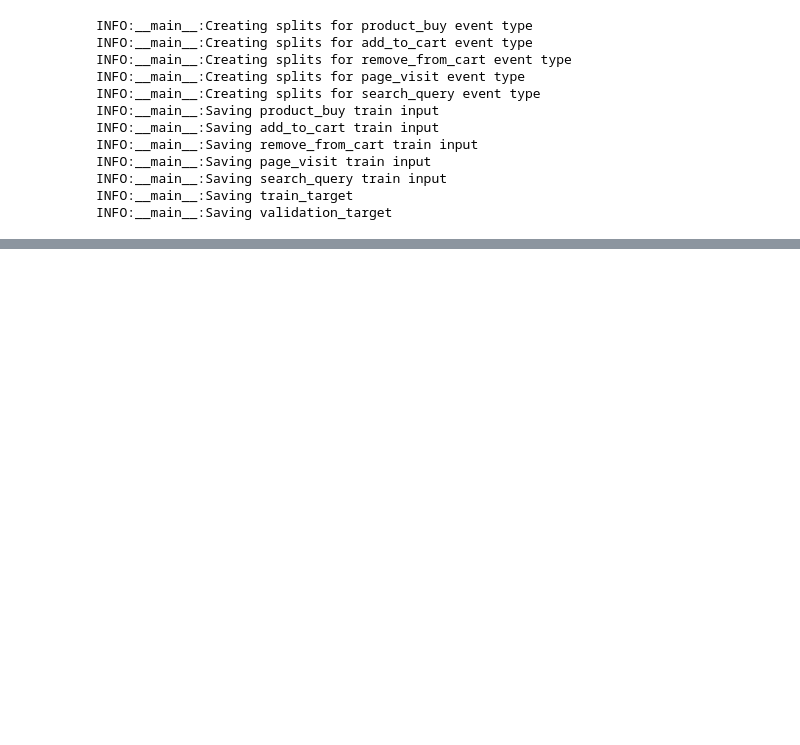
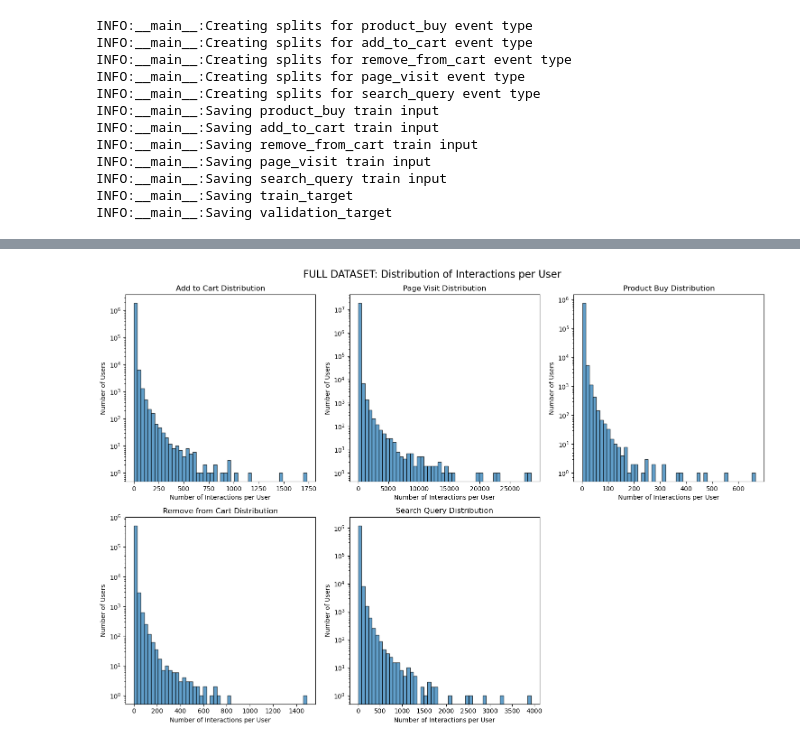
Before and after one commit to zmrocze/recsys2025_challenge, a Jupyter notebook: src/main.ipynb, the cells around one changed output, grey strips where cells are left out. Drawn from its saved outputs; the diff is of its cells as text; code cells hidden in the pictures; blank space fills up the shorter version.

Commit message:
basic statistics of dataset

```diff
--- a/src/main.ipynb
+++ b/src/main.ipynb
@@ -34,0 +111,71 @@ foo called
+# %%
+import numpy as np
+
+import matplotlib.pyplot as plt
+
+# Helper function to calculate interaction statistics
+def calculate_interaction_stats(df, interaction_name):
+  interactions_per_user = df.groupby('client_id').size()
+  stats = {
+    'name': interaction_name,
+    'total_interactions': len(df),
+    'unique_users': len(interactions_per_user),
+    'avg_interactions_per_user': interactions_per_user.mean(),
+    'min_interactions_per_user': interactions_per_user.min(),
+    'max_interactions_per_user': interactions_per_user.max(),
+    'median_interactions_per_user': interactions_per_user.median(),
+    'std_interactions_per_user': interactions_per_user.std()
+  }
+  return stats, interactions_per_user
+
+# Helper function to plot distribution
+def plot_interaction_distribution(interactions_per_user, title, subplot_pos=None):
+  if subplot_pos:
+    plt.subplot(subplot_pos)
+  plt.hist(interactions_per_user, bins=50, alpha=0.7, edgecolor='black')
+  plt.xlabel('Number of Interactions per User')
+  plt.ylabel('Number of Users')
+  plt.title(title)
+  plt.yscale('log')  # Log scale for better visualization
+
+def print_datasets_stats_nicely(title_name, datasets):
+  # Calculate statistics for all datasets
+  title_name = title_name.upper()
+  print(f"=== {title_name} STATISTICS ===")
+  all_stats = []
+  all_distributions = []
+
+  for df, name in datasets:
+    stats, distribution = calculate_interaction_stats(df, name)
+    all_stats.append(stats)
+    all_distributions.append(distribution)
+
+    print(f"\n{name}:")
+    print(f"  Total interactions: {stats['total_interactions']:,}")
+    print(f"  Unique users: {stats['unique_users']:,}")
+    print(f"  Average interactions per user: {stats['avg_interactions_per_user']:.2f}")
+    print(f"  Min interactions per user: {stats['min_interactions_per_user']}")
+    print(f"  Max interactions per user: {stats['max_interactions_per_user']:,}")
+    print(f"  Median interactions per user: {stats['median_interactions_per_user']:.2f}")
+    print(f"  Std interactions per user: {stats['std_interactions_per_user']:.2f}")
+
+  # Plot distributions for full dataset
+  plt.figure(figsize=(15, 10))
+  for i, (distribution, (_, name)) in enumerate(zip(all_distributions, datasets)):
+    plot_interaction_distribution(distribution, f'{name} Distribution', 231 + i)
+
+  plt.tight_layout()
+  plt.suptitle(f'{title_name}: Distribution of Interactions per User', y=1.02, fontsize=16)
+  plt.show()
+
+
+datasets = [
+  (add_to_cart, 'Add to Cart'),
+  (page_visit, 'Page Visit'),
+  (product_buy, 'Product Buy'),
+  (remove_from_cart, 'Remove from Cart'),
+  (search_query, 'Search Query')
+]
+
+print_datasets_stats_nicely("Full Dataset", datasets)
+# %% [output]
@@ -34,0 +199 @@ foo called
+[figure, added]
```
Also changed, not shown: parts of 9 cells of this notebook, 1 other file.
